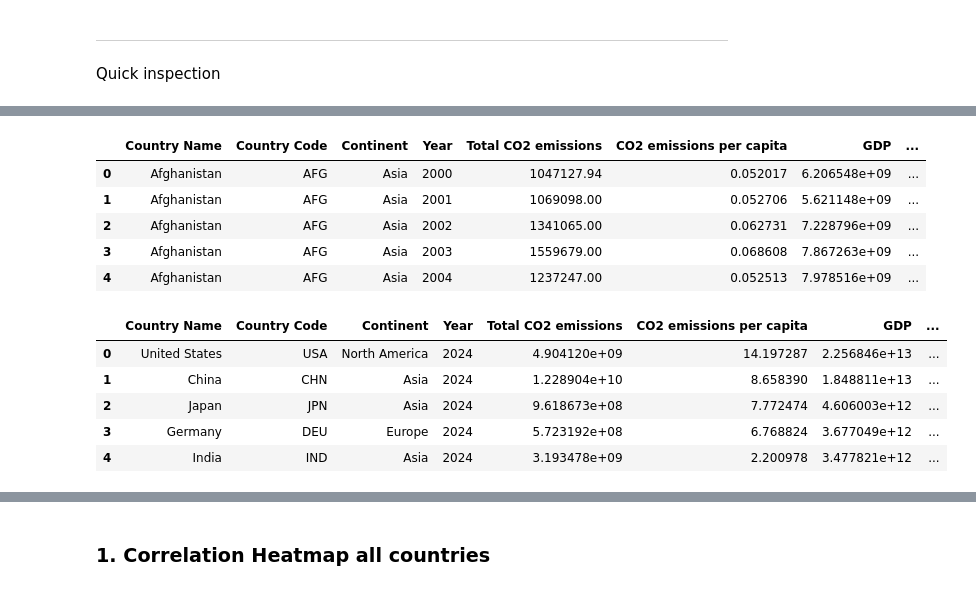
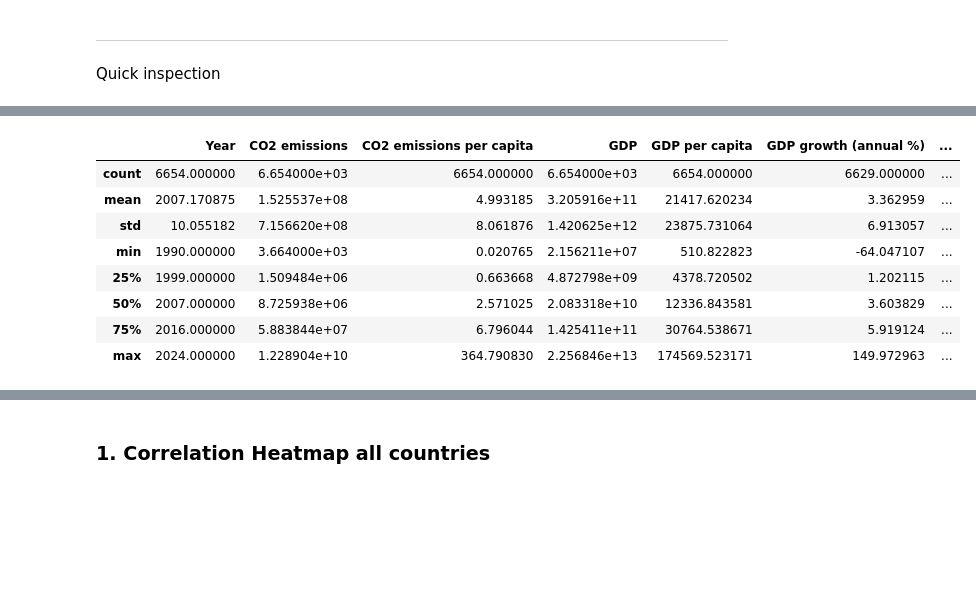
Before and after one commit to martinadep/co2_emissions_data_mining, a Jupyter notebook: notebooks/1b_EDA_heatmaps.ipynb, the cells around one changed output, grey strips where cells are left out. Drawn from its saved outputs; the diff is of its cells as text; code cells hidden in the pictures; blank space fills up the shorter version.

```diff
--- a/notebooks/1b_EDA_heatmaps.ipynb
+++ b/notebooks/1b_EDA_heatmaps.ipynb
@@ -19,21 +29,15 @@ Quick inspection
 # %%
-df.head()
+df.describe()
 # %% [output]
-|  | Country Name | Country Code | Continent | Year | Total CO2 emissions | CO2 emissions per capita | GDP | ... |
-| 0 | Afghanistan | AFG | Asia | 2000 | 1047127.94 | 0.052017 | 6.206548e+09 | ... |
-| 1 | Afghanistan | AFG | Asia | 2001 | 1069098.00 | 0.052706 | 5.621148e+09 | ... |
-| 2 | Afghanistan | AFG | Asia | 2002 | 1341065.00 | 0.062731 | 7.228796e+09 | ... |
-| 3 | Afghanistan | AFG | Asia | 2003 | 1559679.00 | 0.068608 | 7.867263e+09 | ... |
-| 4 | Afghanistan | AFG | Asia | 2004 | 1237247.00 | 0.052513 | 7.978516e+09 | ... |
+|  | Year | CO2 emissions | CO2 emissions per capita | GDP | GDP per capita | GDP growth (annual %) | ... |
+| count | 6654.000000 | 6.654000e+03 | 6654.000000 | 6.654000e+03 | 6654.000000 | 6629.000000 | ... |
+| mean | 2007.170875 | 1.525537e+08 | 4.993185 | 3.205916e+11 | 21417.620234 | 3.362959 | ... |
+| std | 10.055182 | 7.156620e+08 | 8.061876 | 1.420625e+12 | 23875.731064 | 6.913057 | ... |
+| min | 1990.000000 | 3.664000e+03 | 0.020765 | 2.156211e+07 | 510.822823 | -64.047107 | ... |
+| 25% | 1999.000000 | 1.509484e+06 | 0.663668 | 4.872798e+09 | 4378.720502 | 1.202115 | ... |
+| 50% | 2007.000000 | 8.725938e+06 | 2.571025 | 2.083318e+10 | 12336.843581 | 3.603829 | ... |
+| 75% | 2016.000000 | 5.883844e+07 | 6.796044 | 1.425411e+11 | 30764.538671 | 5.919124 | ... |
+| max | 2024.000000 | 1.228904e+10 | 364.790830 | 2.256846e+13 | 174569.523171 | 149.972963 | ... |
-# %%
-df_top40.head()
-# %% [output]
-|  | Country Name | Country Code | Continent | Year | Total CO2 emissions | CO2 emissions per capita | GDP | ... |
-| 0 | United States | USA | North America | 2024 | 4.904120e+09 | 14.197287 | 2.256846e+13 | ... |
-| 1 | China | CHN | Asia | 2024 | 1.228904e+10 | 8.658390 | 1.848811e+13 | ... |
-| 2 | Japan | JPN | Asia | 2024 | 9.618673e+08 | 7.772474 | 4.606003e+12 | ... |
-| 3 | Germany | DEU | Europe | 2024 | 5.723192e+08 | 6.768824 | 3.677049e+12 | ... |
-| 4 | India | IND | Asia | 2024 | 3.193478e+09 | 2.200978 | 3.477821e+12 | ... |
 # %% [markdown]
  ---
 ## Heatmap Correlation
```
Also changed, not shown: parts of 13 cells of this notebook, 40 other files.
